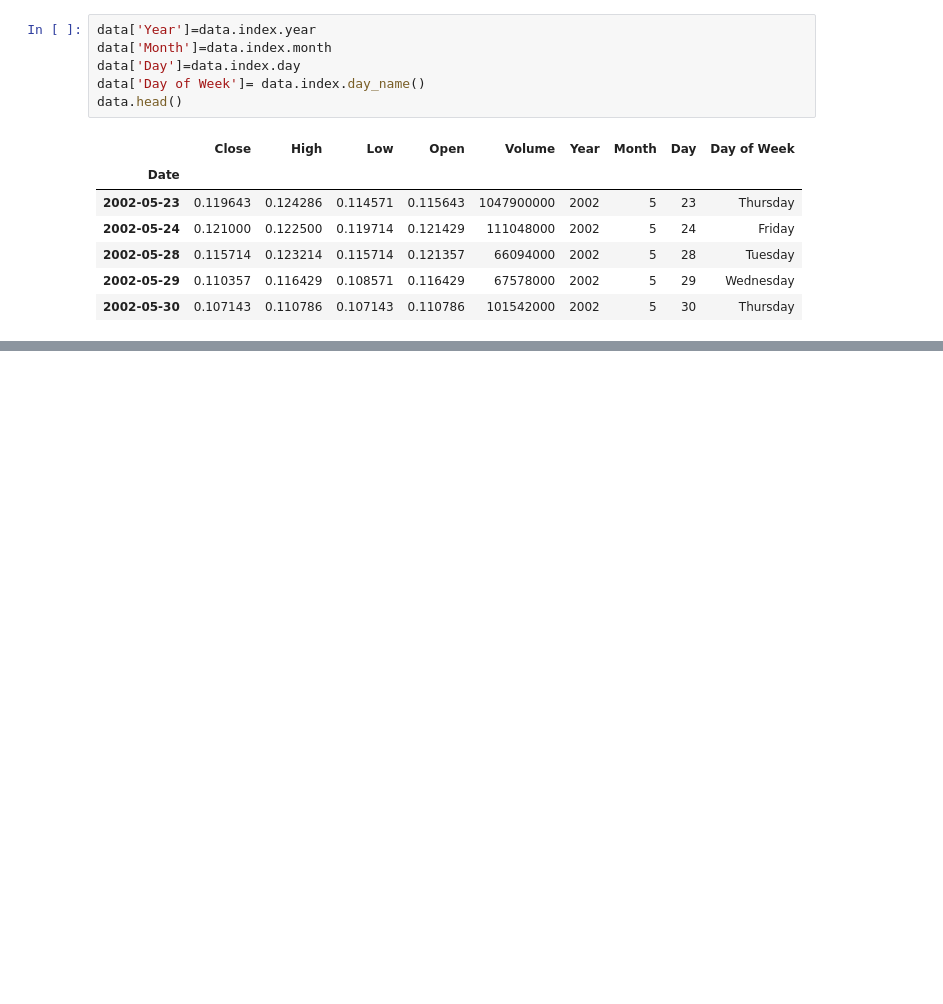
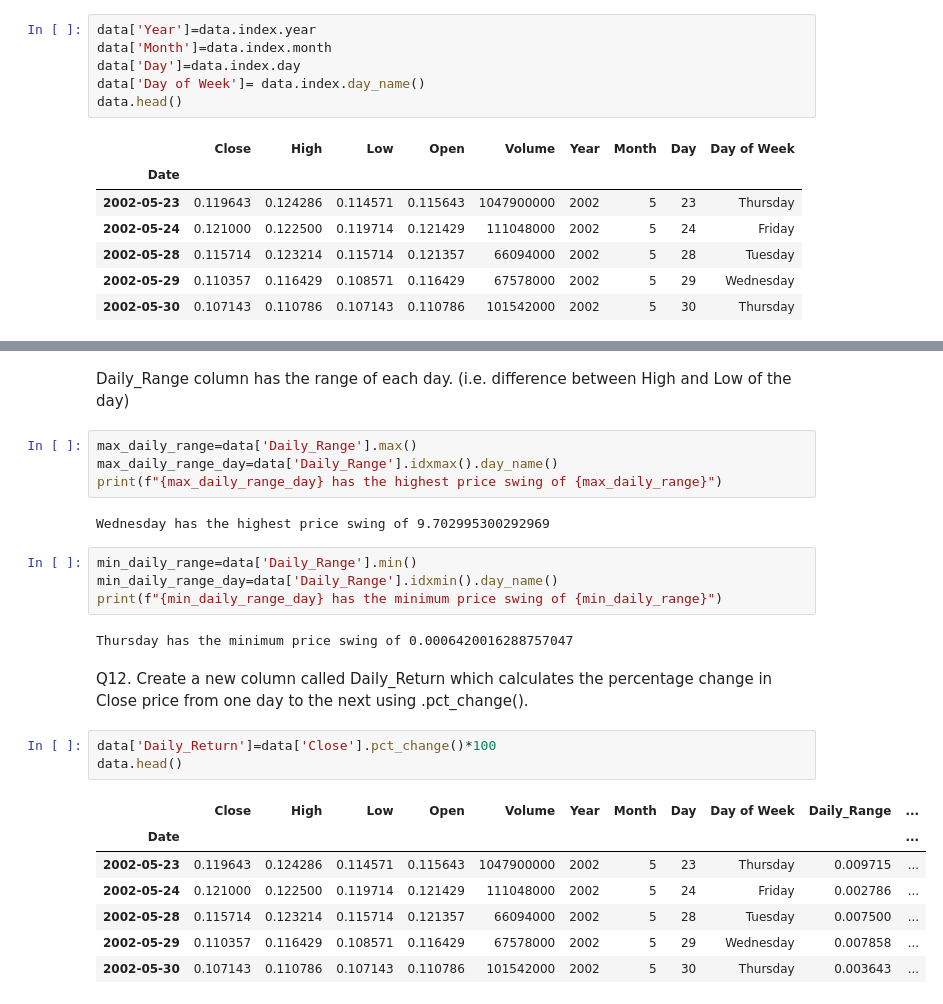
Before and after one commit to bikashsahani/EDA-project, a Jupyter notebook: EDA_project.ipynb, the cells around one changed output, grey strips where cells are left out. Drawn from its saved outputs; the diff is of its cells as text; blank space fills up the shorter version.

```diff
--- a/EDA_project.ipynb
+++ b/EDA_project.ipynb
@@ -204,0 +219,27 @@ data.head()
+# %% [markdown]
+Daily_Range column has the range of each day. (i.e. difference between High and Low of the day)
+# %%
+max_daily_range=data['Daily_Range'].max()
+max_daily_range_day=data['Daily_Range'].idxmax().day_name()
+print(f"{max_daily_range_day} has the highest price swing of {max_daily_range}")
+# %% [output]
+Wednesday has the highest price swing of 9.702995300292969
+# %%
+min_daily_range=data['Daily_Range'].min()
+min_daily_range_day=data['Daily_Range'].idxmin().day_name()
+print(f"{min_daily_range_day} has the minimum price swing of {min_daily_range}")
+# %% [output]
+Thursday has the minimum price swing of 0.0006420016288757047
+# %% [markdown]
+Q12. Create a new column called Daily_Return which calculates the percentage change in Close price from one day to the next using .pct_change().
+# %%
+data['Daily_Return']=data['Close'].pct_change()*100
+data.head()
+# %% [output]
+|  | Close | High | Low | Open | Volume | Year | Month | Day | Day of Week | Daily_Range | ... |
+| Date |  |  |  |  |  |  |  |  |  |  | ... |
+| 2002-05-23 | 0.119643 | 0.124286 | 0.114571 | 0.115643 | 1047900000 | 2002 | 5 | 23 | Thursday | 0.009715 | ... |
+| 2002-05-24 | 0.121000 | 0.122500 | 0.119714 | 0.121429 | 111048000 | 2002 | 5 | 24 | Friday | 0.002786 | ... |
+| 2002-05-28 | 0.115714 | 0.123214 | 0.115714 | 0.121357 | 66094000 | 2002 | 5 | 28 | Tuesday | 0.007500 | ... |
+| 2002-05-29 | 0.110357 | 0.116429 | 0.108571 | 0.116429 | 67578000 | 2002 | 5 | 29 | Wednesday | 0.007858 | ... |
+| 2002-05-30 | 0.107143 | 0.110786 | 0.107143 | 0.110786 | 101542000 | 2002 | 5 | 30 | Thursday | 0.003643 | ... |
```
Also changed, not shown: parts of 16 cells of this notebook.
